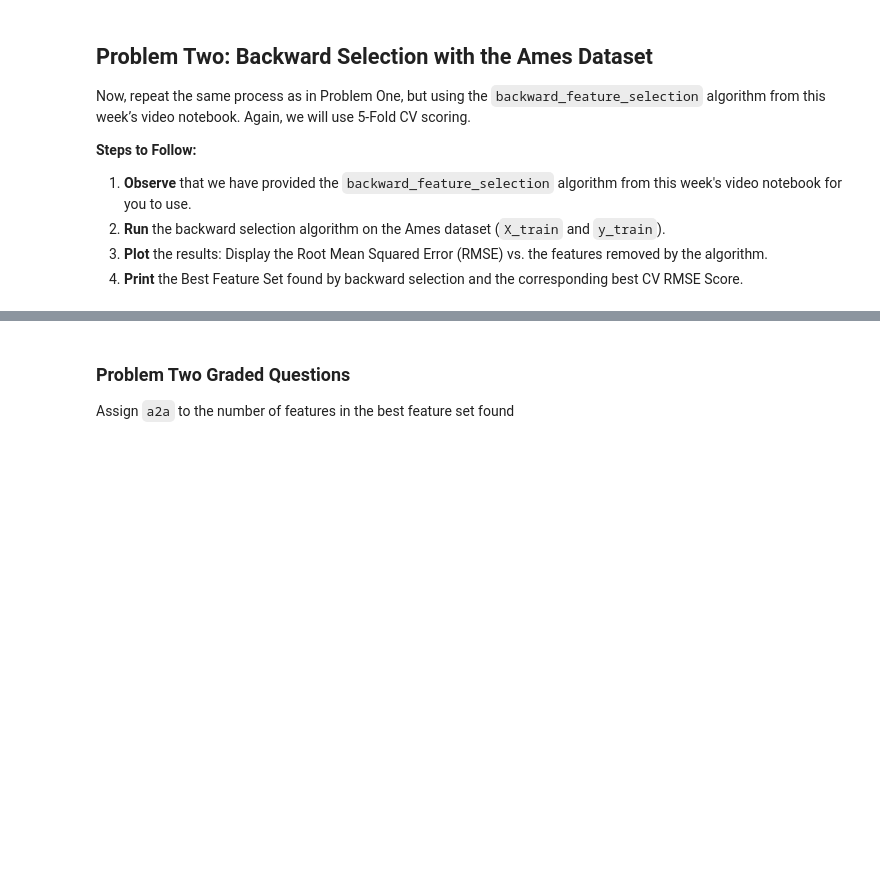
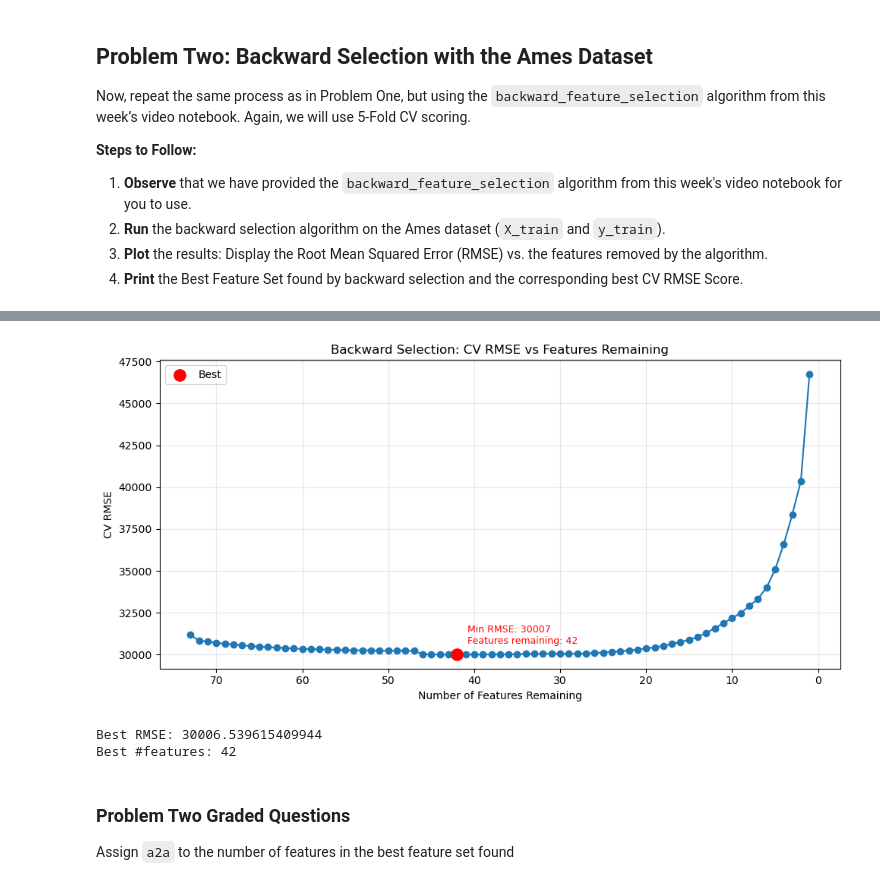
Before and after one commit to ktennant5378/Module-3-Assignments, a Jupyter notebook: Homework_05.ipynb, the cells around one changed output, grey strips where cells are left out. Saved outputs shown, nothing was run; the diff lists cells and outputs as text; code cells hidden in the pictures; blank space fills up the shorter version.

```diff
--- a/Homework_05.ipynb
+++ b/Homework_05.ipynb
@@ -309,5 +456,46 @@ def backward_feature_selection(X, y, model,
 # %%
 # Your code here:  Run Backward Feature Selection, plot the results, and print out the Best Feature Set and the Best CV RMSE Score found.
+rmse = best_scores
+
+# x-axis: number of features remaining at each step
+n_start = X.shape[1]
+n_remaining = list(range(n_start, n_start - len(rmse), -1))  # e.g. 80,79,78,...
+
+plt.figure(figsize=(10, 5))
+plt.plot(n_remaining, rmse, marker='o')
+plt.gca().invert_xaxis()  # optional: shows fewer features as you move right
+plt.xlabel("Number of Features Remaining")
+plt.ylabel("CV RMSE")
+plt.title("Backward Selection: CV RMSE vs Features Remaining")
+
+# highlight minimum point
+best_idx = int(np.argmin(rmse))
+best_x = n_remaining[best_idx]
+best_y = rmse[best_idx]
+
+plt.scatter(best_x, best_y, color='red', s=120, zorder=5, label="Best")
+
+plt.annotate(
+    f"Min RMSE: {best_y:.0f}\nFeatures remaining: {best_x}",
+    (best_x, best_y),
+    textcoords="offset points",
+    xytext=(10, 10),
+    ha="left",
+    color="red",
+    fontsize=9
+)
+
+plt.legend()
+plt.grid(alpha=0.3)
+plt.tight_layout()
+plt.show()
+
+print("Best RMSE:", best_score)
+print("Best #features:", len(best_feature_set))
+# %% [output]
+[figure, added]
+Best RMSE: 30006.539615409944
+Best #features: 42
 # %% [markdown]
 ### Problem Two Graded Questions
 
```
Also changed, not shown: parts of 22 cells of this notebook.
